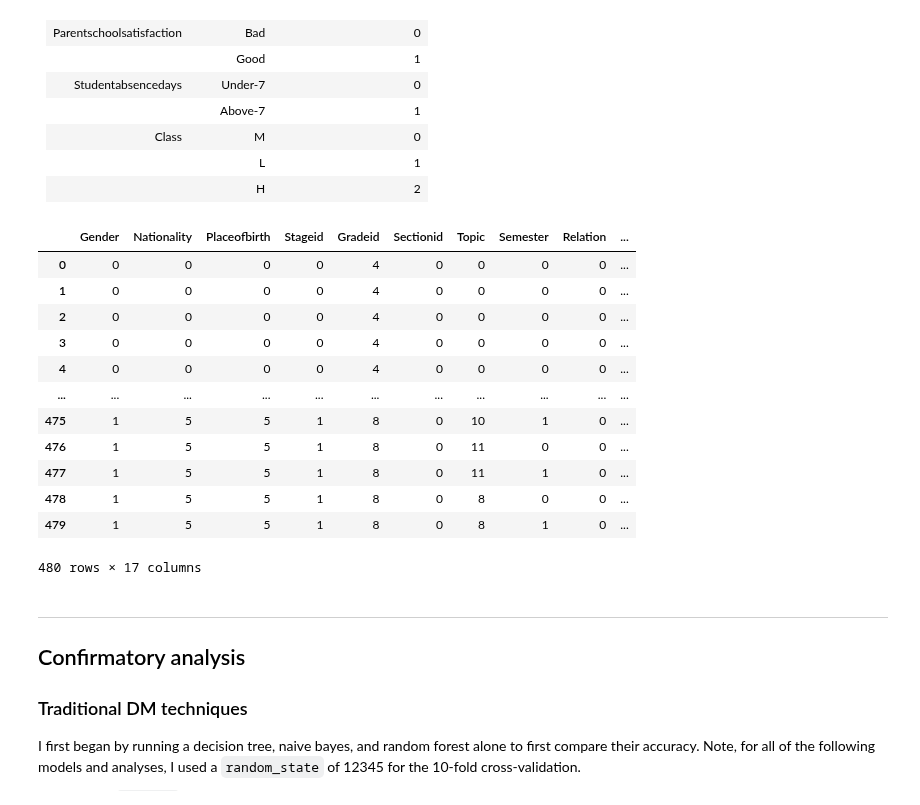
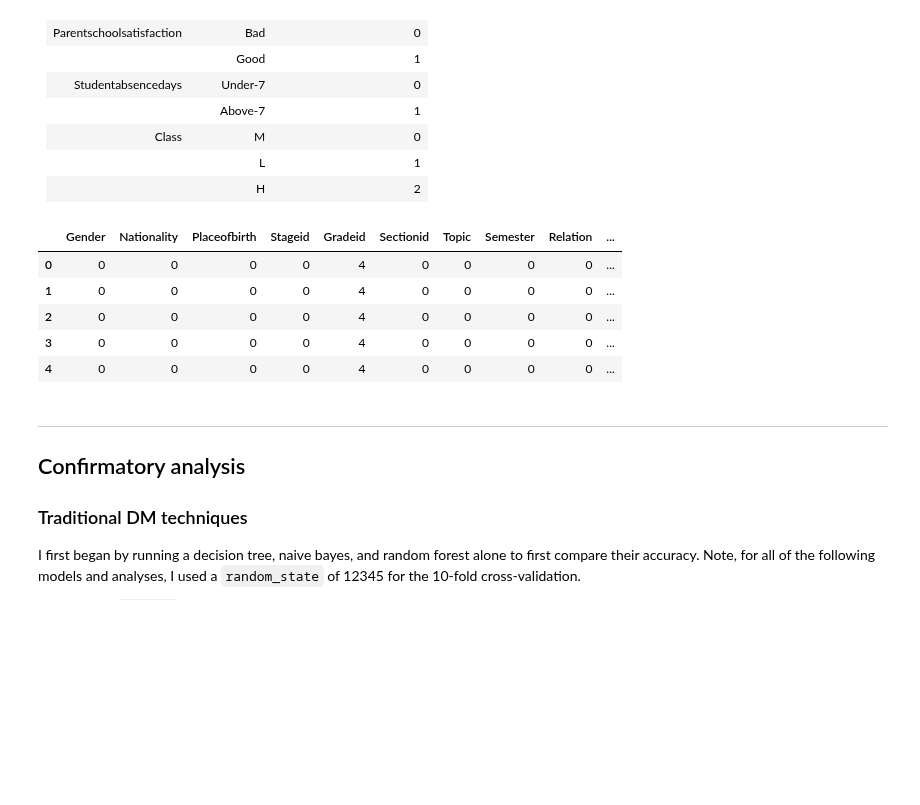
Before and after one commit to ucsd-psych201a/alsulami2023, a Jupyter notebook: writeup/Reproducibility Report.ipynb, the cells around one changed output. Drawn from its saved outputs; the diff is of its cells as text; code cells hidden in the pictures; blank space fills up the shorter version.

Commit message:
slight edits to tighten up data cleaning and summary tables sections

```diff
--- a/writeup/Reproducibility Report.ipynb
+++ b/writeup/Reproducibility Report.ipynb
@@ -465,21 +460,14 @@ edu_dummy['Studentabsencedays'] = edu_dummy['Studentabsencedays'].apply(dummy_ab
 edu_dummy['Class'] = edu_dummy['Class'].apply(dummy_class)
 # %%
 # edu_dummy.to_csv('edu_dummy.csv', index=False)
-edu_dummy
+edu_dummy.head()
 # %% [output]
 |  | Gender | Nationality | Placeofbirth | Stageid | Gradeid | Sectionid | Topic | Semester | Relation | ... |
 | 0 | 0 | 0 | 0 | 0 | 4 | 0 | 0 | 0 | 0 | ... |
 | 1 | 0 | 0 | 0 | 0 | 4 | 0 | 0 | 0 | 0 | ... |
 | 2 | 0 | 0 | 0 | 0 | 4 | 0 | 0 | 0 | 0 | ... |
 | 3 | 0 | 0 | 0 | 0 | 4 | 0 | 0 | 0 | 0 | ... |
 | 4 | 0 | 0 | 0 | 0 | 4 | 0 | 0 | 0 | 0 | ... |
-| ... | ... | ... | ... | ... | ... | ... | ... | ... | ... | ... |
-| 475 | 1 | 5 | 5 | 1 | 8 | 0 | 10 | 1 | 0 | ... |
-| 476 | 1 | 5 | 5 | 1 | 8 | 0 | 11 | 0 | 0 | ... |
-| 477 | 1 | 5 | 5 | 1 | 8 | 0 | 11 | 1 | 0 | ... |
-| 478 | 1 | 5 | 5 | 1 | 8 | 0 | 8 | 0 | 0 | ... |
-| 479 | 1 | 5 | 5 | 1 | 8 | 0 | 8 | 1 | 0 | ... |
-480 rows × 17 columns
 # %% [markdown]
 ---
 
```
Also changed, not shown: parts of 7 cells of this notebook.
